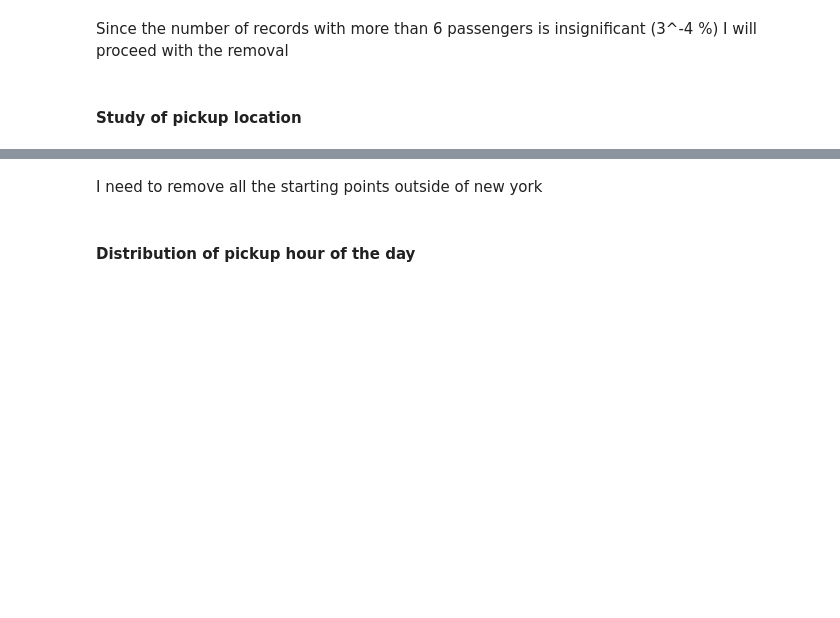
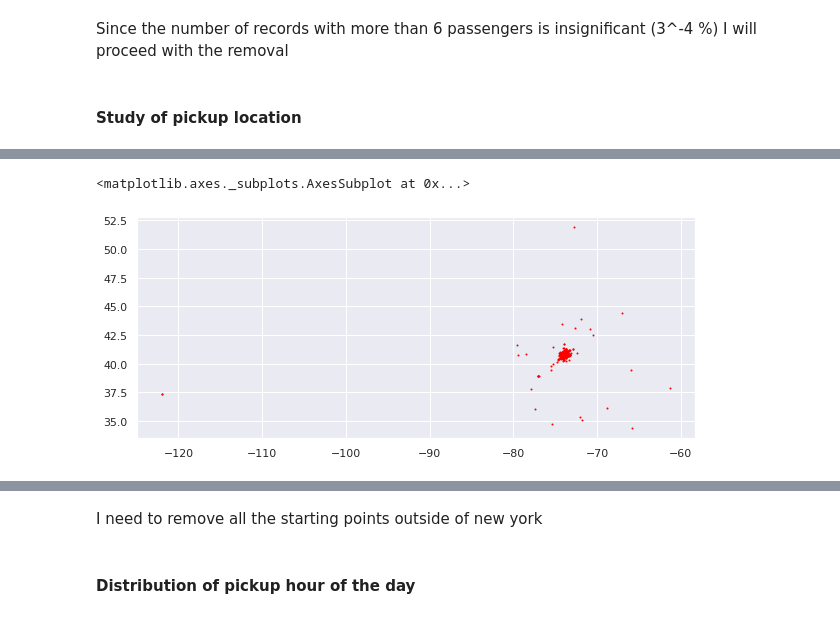
Before and after one commit to DragoneKTM/TaxiDrive_duration_prediction, a Jupyter notebook: Notebooks/1_Preparation.ipynb, the cells around one changed output, grey strips where cells are left out. Cells and saved outputs as stored; diff of their text form; code cells hidden in the pictures; blank space fills up the shorter version.

Commit message:
Geopands implementation Preparation notebook

```diff
--- a/Notebooks/1_Preparation.ipynb
+++ b/Notebooks/1_Preparation.ipynb
@@ -193,0 +169,9 @@ AttributeError: partially initialized module 'fiona' has no attribute '_loading'
+# %%
+#datasets geopandas inizialization
+crs = {'init':'EPSG:4326'}
+geometry = [Point(xy) for xy in zip(ds_train['pickup_longitude'], ds_train['pickup_latitude'])]
+geo_df = gpd.GeoDataFrame(ds_train, crs = crs, geometry = geometry)
+
+ny_bb = gpd.read_file(gpd.datasets.get_path('nybb'))
+ny_bb.to_crs(epsg=4326, inplace=True)
+ny_bb.head()
@@ -193,0 +196,7 @@ AttributeError: partially initialized module 'fiona' has no attribute '_loading'
+# %%
+fig, ax = plt.subplots(figsize = (10,10))
+ny_bb.plot(ax=ax, color='lightgrey')
+gdf.plot(ax=ax, marker='o', color='red', markersize=1)
+# %% [output]
+<matplotlib.axes._subplots.AxesSubplot at 0x...>
+[figure, added]
```
Also changed, not shown: parts of 20 cells of this notebook.
